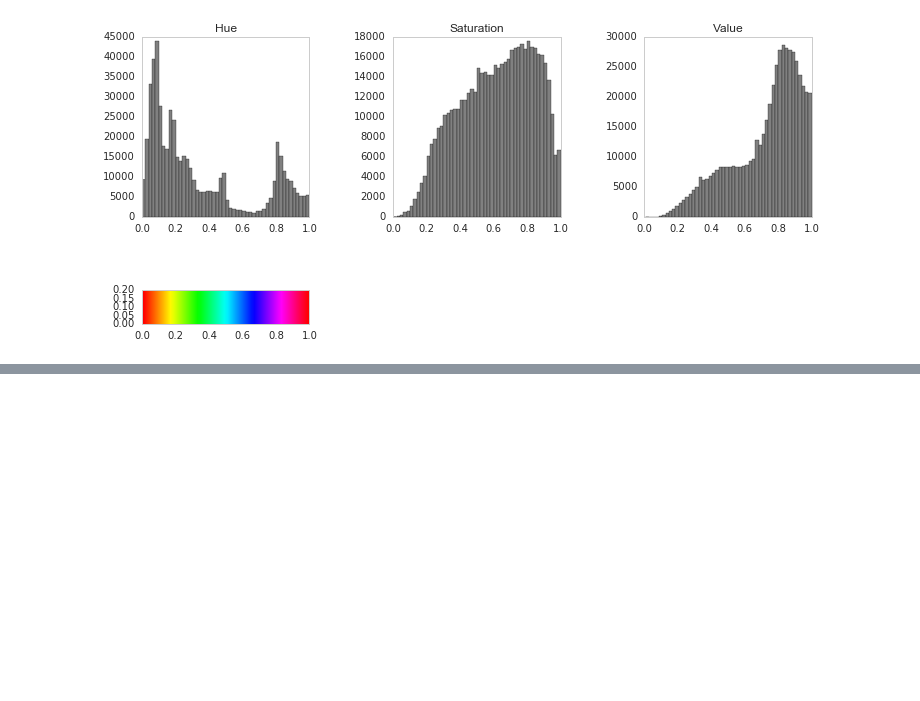
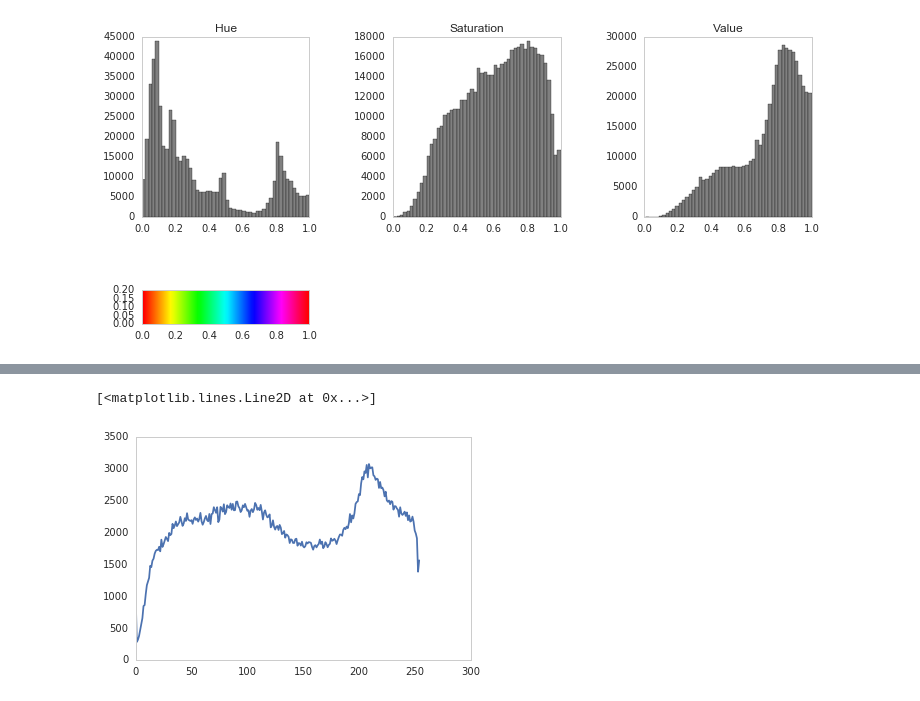
Before and after one commit to alichtner/artorithmia, a Jupyter notebook: sandbox/color_scales.ipynb, the cells around one changed output, grey strips where cells are left out. Drawn from its saved outputs; the diff is of its cells as text; code cells hidden in the pictures; blank space fills up the shorter version.

```diff
--- a/sandbox/color_scales.ipynb
+++ b/sandbox/color_scales.ipynb
@@ -75,0 +94,7 @@ plot_hsv(abstract_hsv)
+# %%
+rgb_bins, bins = np.histogram(abstract_rgb[:,:,1].flatten(), bins=255, range=(0.0, 255.0))
+# %%
+plt.plot(bins[:-1], rgb_bins)
+# %% [output]
+[<matplotlib.lines.Line2D at 0x...>]
+[figure, added]
```
Also changed, not shown: parts of 7 cells of this notebook, 4 other files.
